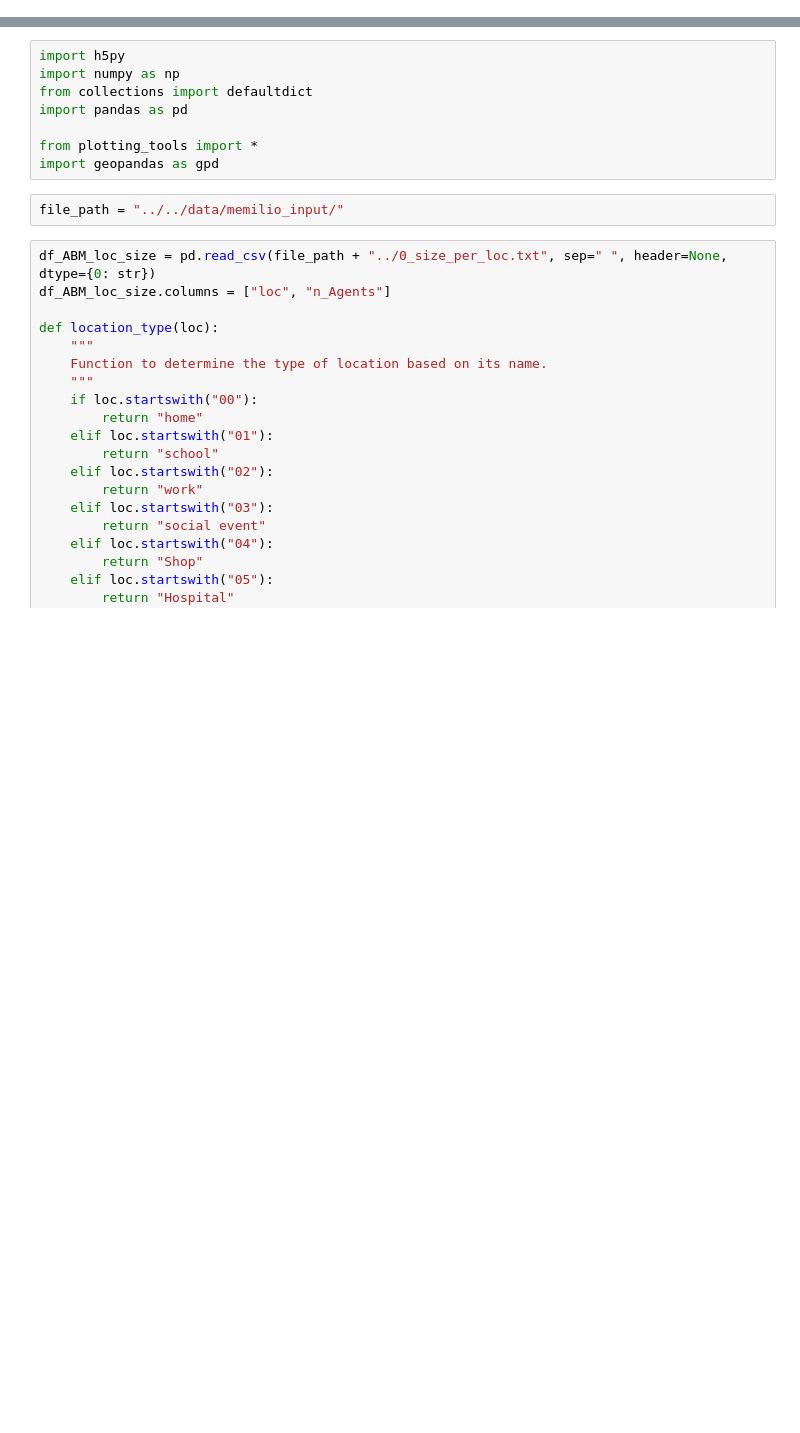
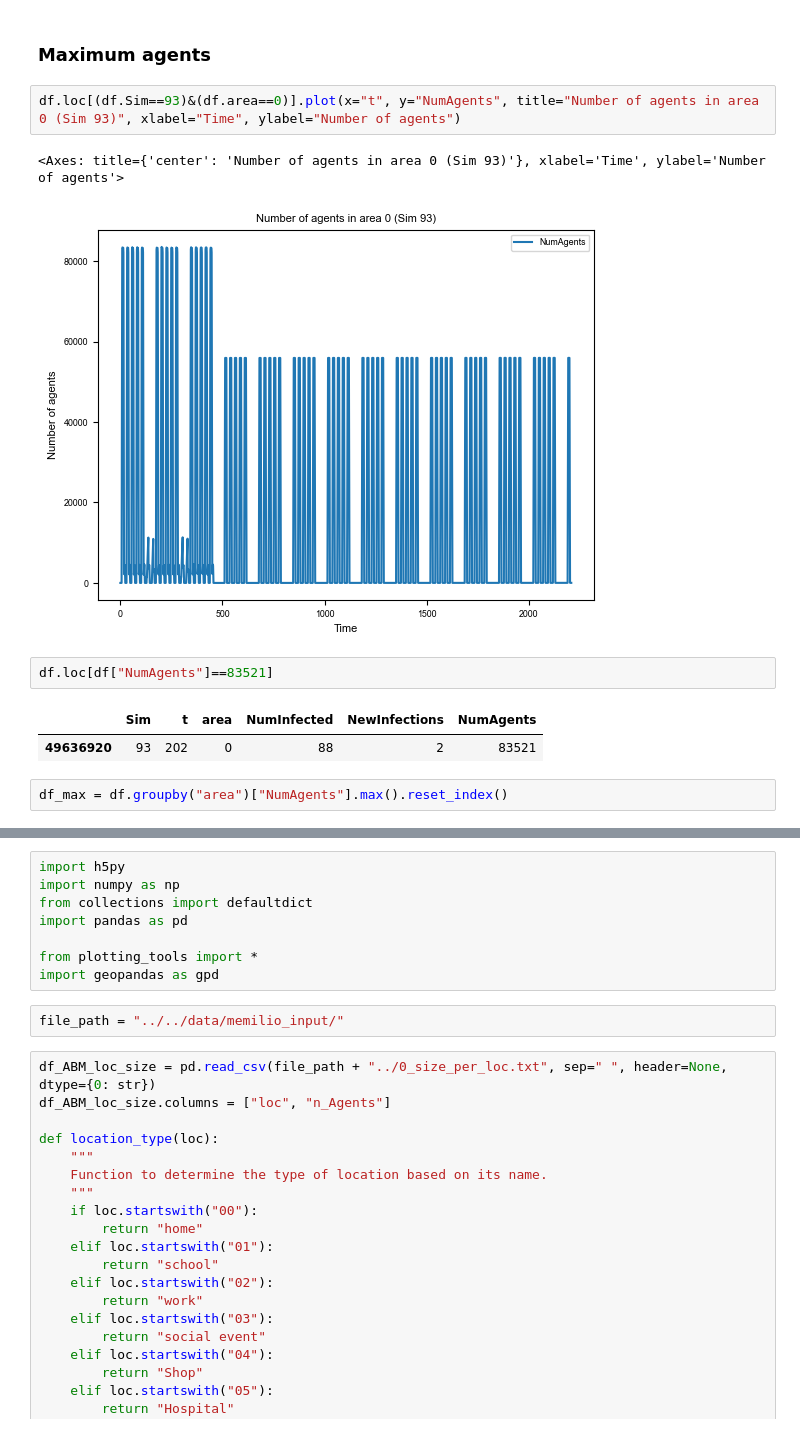
Before and after one commit to schminin/INSIDeMunich, a Jupyter notebook: analysis/scripts/1_person_investigation.ipynb, the cells around one changed output, grey strips where cells are left out. Saved outputs shown, nothing was run; the diff lists cells and outputs as text; blank space fills up the shorter version.

```diff
--- a/analysis/scripts/1_person_investigation.ipynb
+++ b/analysis/scripts/1_person_investigation.ipynb
@@ -0,0 +130,14 @@
+# %% [markdown]
+### Maximum agents
+# %%
+df.loc[(df.Sim==93)&(df.area==0)].plot(x="t", y="NumAgents", title="Number of agents in area 0 (Sim 93)", xlabel="Time", ylabel="Number of agents")
+# %% [output]
+<Axes: title={'center': 'Number of agents in area 0 (Sim 93)'}, xlabel='Time', ylabel='Number of agents'>
+[figure, added]
+# %%
+df.loc[df["NumAgents"]==83521]
+# %% [output]
+|  | Sim | t | area | NumInfected | NewInfections | NumAgents |
+| 49636920 | 93 | 202 | 0 | 88 | 2 | 83521 |
+# %%
+df_max = df.groupby("area")["NumAgents"].max().reset_index()
```
Also changed, not shown: parts of 27 cells of this notebook, 13 other files.
